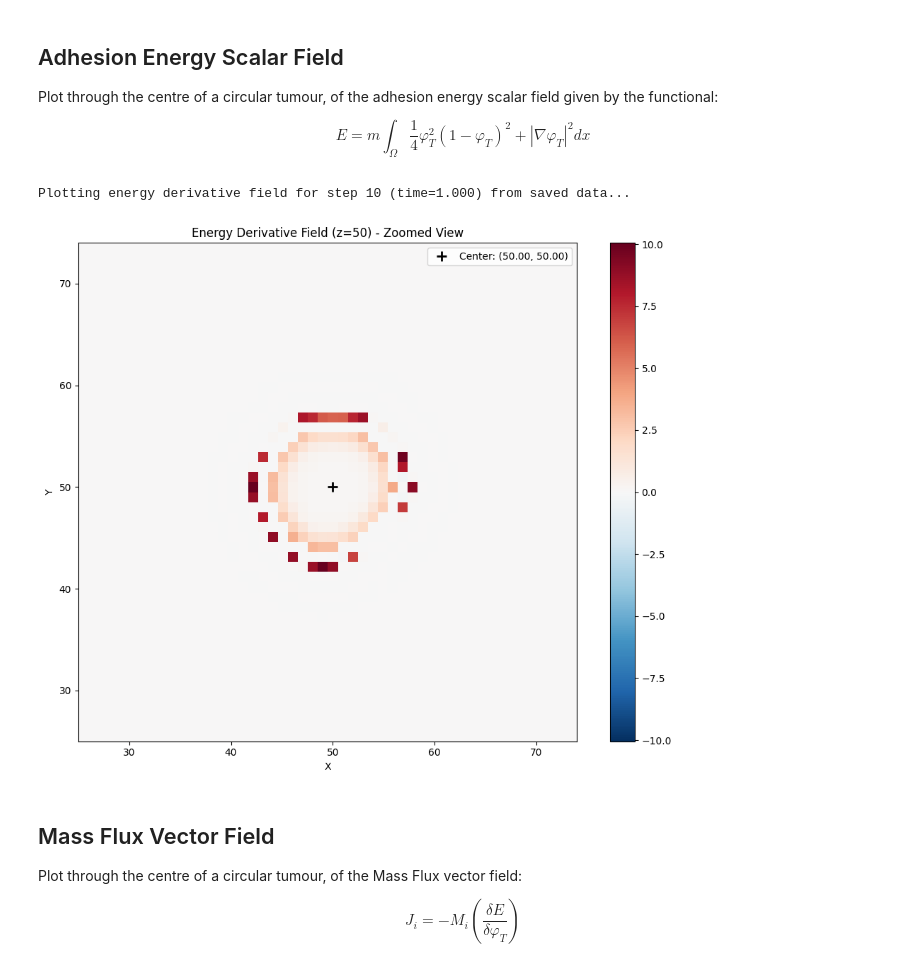
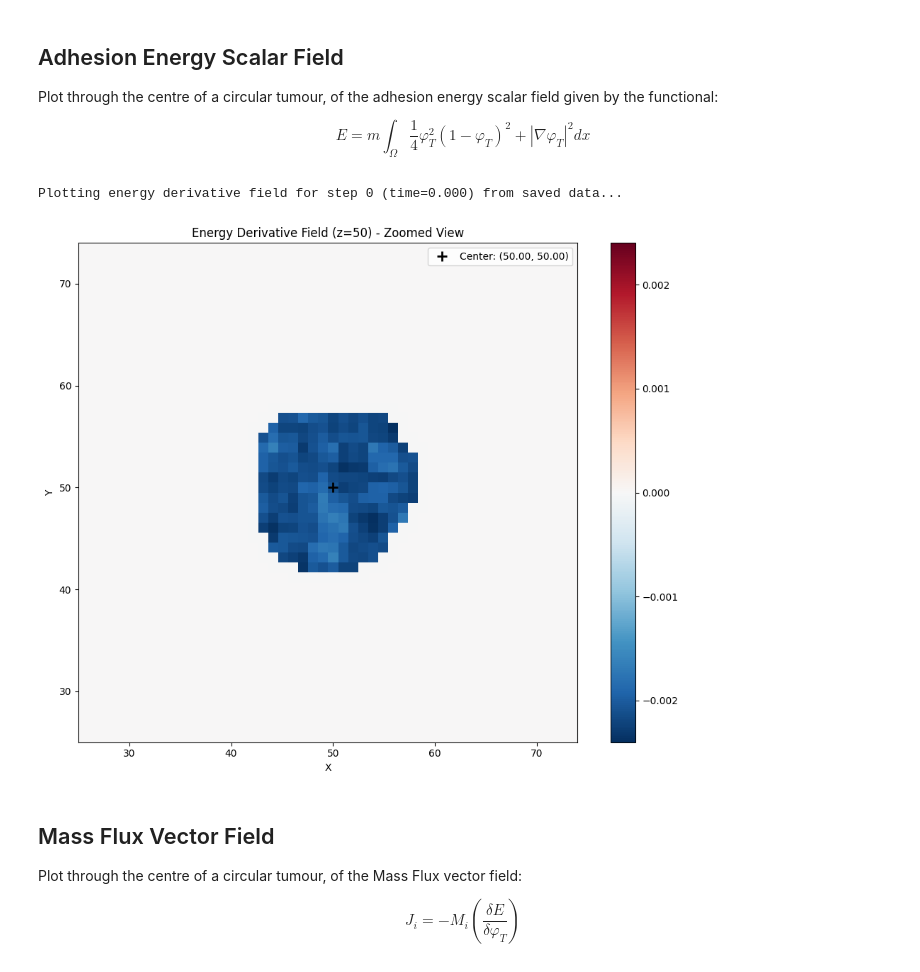
Before and after one commit to rmcnamara101/SCIE3212, a Jupyter notebook: laboratory/physics_fields/physics_fields_validation.ipynb, the cells around one changed output. Cells and saved outputs as stored; diff of their text form; code cells hidden in the pictures.

```diff
--- a/laboratory/physics_fields/physics_fields_validation.ipynb
+++ b/laboratory/physics_fields/physics_fields_validation.ipynb
@@ -73,10 +73,10 @@ $$
 E = m\int_\Omega \frac{1}{4}\varphi_T^2(1-\varphi_T)^2 + |\nabla\varphi_T|^2dx
 $$
 # %%
-plotter.plot_energy_derivative_field_from_saved(simulation_data, step_idx=10, z_slice=None, output_dir=None, save_plot=False, show_plot=True, add_boundary_contours=False, tumor_boundary_level=0.5, boundary_color='darkblue', tumor_boundary_color='black', center_x=50, center_y=50, zoom_factor=2.0)
+plotter.plot_energy_derivative_field_from_saved(simulation_data, step_idx=0, z_slice=None, output_dir=None, save_plot=False, show_plot=True, add_boundary_contours=False, tumor_boundary_level=0.5, boundary_color='darkblue', tumor_boundary_color='black', center_x=50, center_y=50, zoom_factor=2.0)
 # %% [output]
-Plotting energy derivative field for step 10 (time=1.000) from saved data...
+Plotting energy derivative field for step 0 (time=0.000) from saved data...
-[figure, old version]
+[figure, new version]
 # %% [markdown]
 ## Mass Flux Vector Field
 
```
Also changed, not shown: parts of 8 cells of this notebook, 14 other files.
